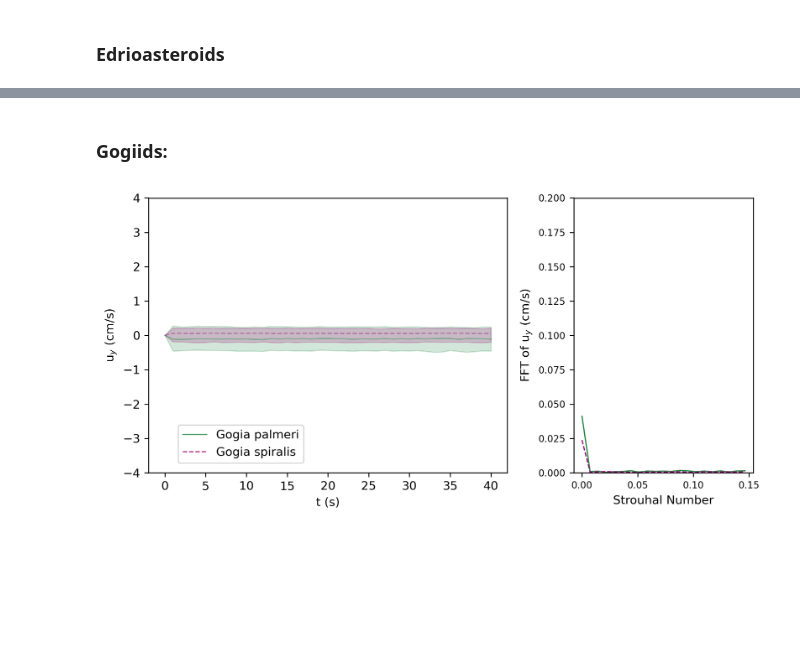
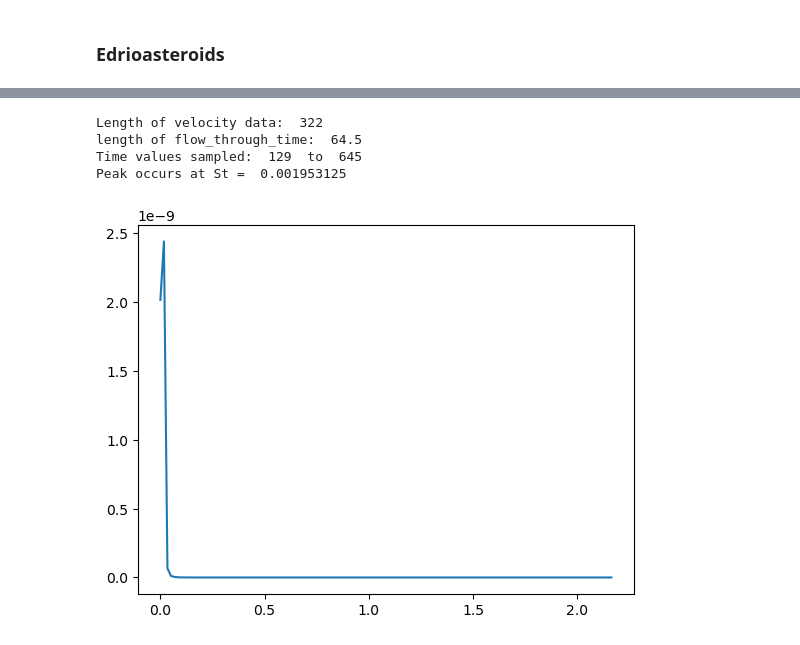
Before and after one commit to jwm212/spirals, a Jupyter notebook: analysis/time_series_analysis.ipynb, the cells around one changed output, grey strips where cells are left out. Saved outputs shown, nothing was run; the diff lists cells and outputs as text; code cells hidden in the pictures; blank space fills up the shorter version.

```diff
--- a/analysis/time_series_analysis.ipynb
+++ b/analysis/time_series_analysis.ipynb
@@ -497,11 +21,18 @@ plt.show()
-# %% [markdown]
-### Gogiids:
-# %%
-time_series_palmeri = U_read('gogia_palmeri', 'time_series.csv')
-time_series_spiralis = U_read('gogia_spiralis', 'time_series.csv')
-FFT_palmeri = FFT_read('gogia_palmeri', 'FFT.csv', 0.03)
-FFT_spiralis = FFT_read('gogia_spiralis', 'FFT.csv', 0.03)
-plot('Gogia palmeri', 'Gogia spiralis', 1, 1, time_series_palmeri, time_series_spiralis, FFT_palmeri, FFT_spiralis)
-plt.savefig('time_series_gogiids.pdf', dpi=300)
-# %% [output]
-[figure, removed]
+# %%
+stromat_100 = func.calc_FFT(taxon = par.Stromatocystites.name,
+                            file = 'probe_0.15_0.06_0.015.csv',
+                            L = par.Stromatocystites.L,
+                            Re = 100,
+                            flow_through_time = 129,
+                            endTime = 645,
+                            writeInterval = 2,
+                            nu = par.Env1.nu)
+fig = plt.figure()
+plt.plot(stromat_100['strouhal'], stromat_100['psd'], label=par.Stromatocystites.label)
+plt.show()
+# %% [output]
+Length of velocity data:  322
+length of flow_through_time:  64.5
+Time values sampled:  129  to  645
+Peak occurs at St =  0.001953125
+[figure, added]
```
Also changed, not shown: parts of 18 cells of this notebook, 2 other files.
